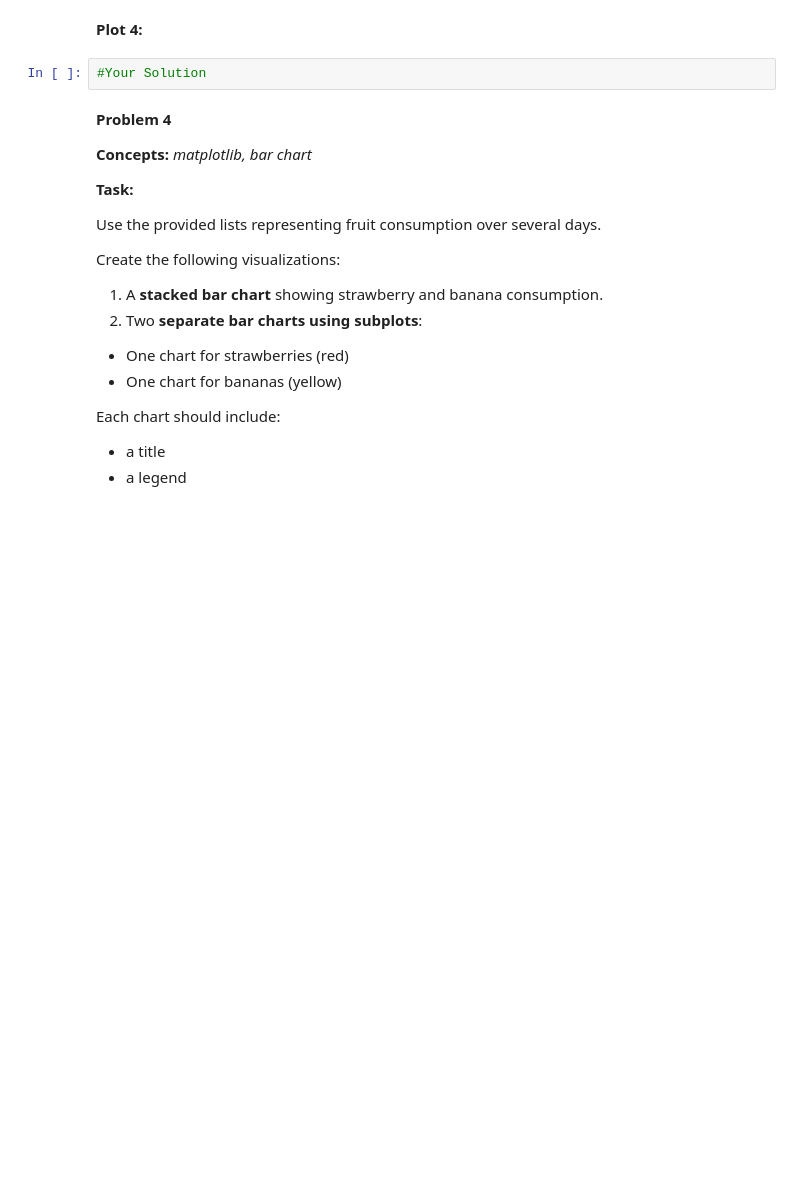
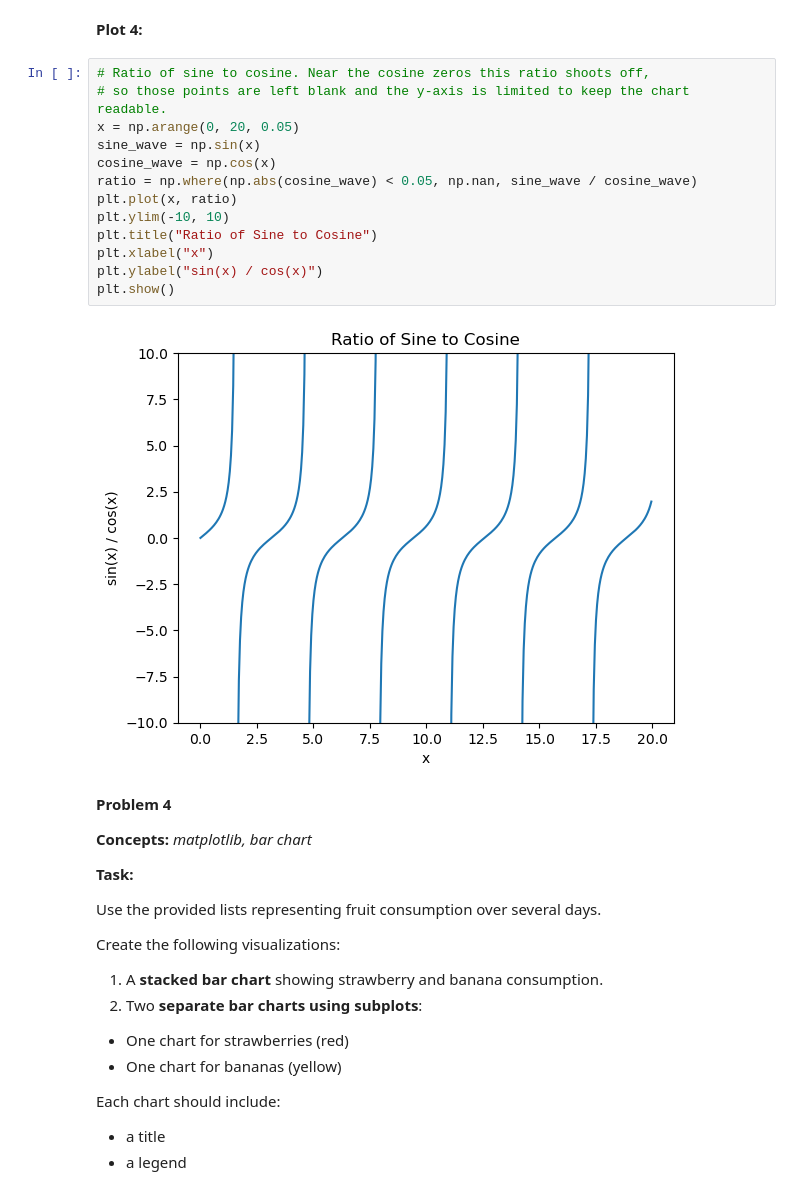
Before and after one commit to ehui-lab/ehui-boston, a Jupyter notebook: bu-cds-dx602/homework/week-09/homework.ipynb, the cells around one changed output. Cells and saved outputs as stored; diff of their text form; blank space fills up the shorter version.

```diff
--- a/bu-cds-dx602/homework/week-09/homework.ipynb
+++ b/bu-cds-dx602/homework/week-09/homework.ipynb
@@ -140,7 +212,20 @@ Each chart should include a **title**, and the combined chart should include a *
 # %% [markdown]
 **Plot 4:**
-# %%
-#Your Solution
+# %%
+# Ratio of sine to cosine. Near the cosine zeros this ratio shoots off,
+# so those points are left blank and the y-axis is limited to keep the chart readable.
+x = np.arange(0, 20, 0.05)
+sine_wave = np.sin(x)
+cosine_wave = np.cos(x)
+ratio = np.where(np.abs(cosine_wave) < 0.05, np.nan, sine_wave / cosine_wave)
+plt.plot(x, ratio)
+plt.ylim(-10, 10)
+plt.title("Ratio of Sine to Cosine")
+plt.xlabel("x")
+plt.ylabel("sin(x) / cos(x)")
+plt.show()
+# %% [output]
+[figure, added]
 # %% [markdown]
 **Problem 4**
 
```
Also changed, not shown: parts of 32 cells of this notebook, 4 other files.
